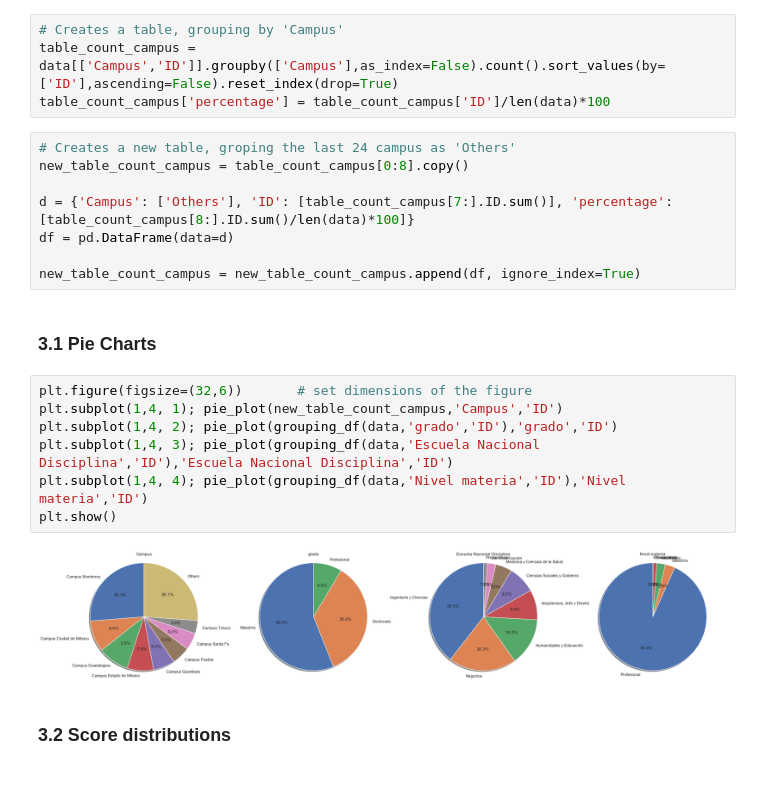
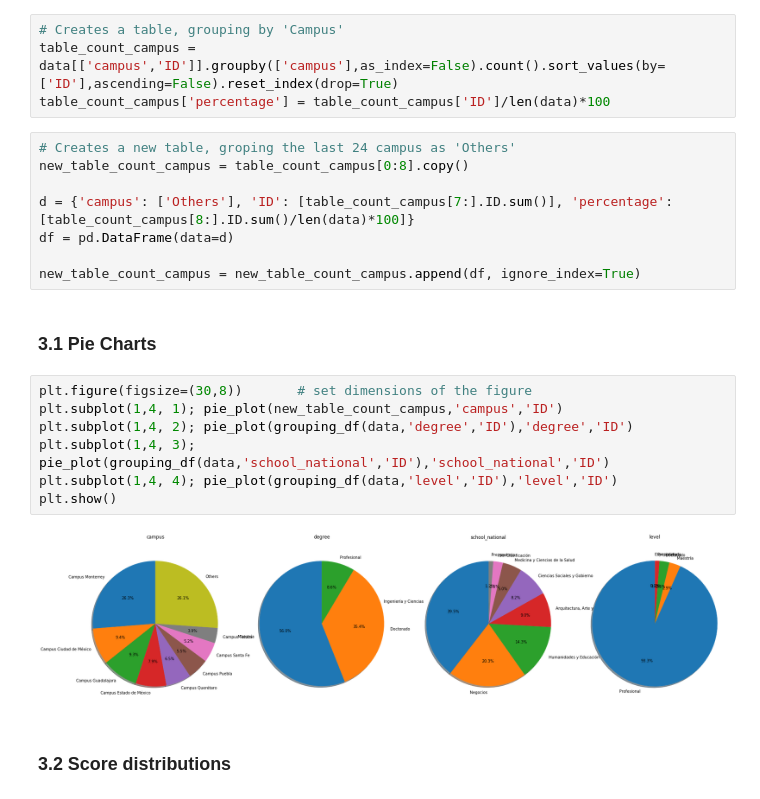
Before and after one commit to luissedas/da-project, a Jupyter notebook: Data Analytics - Final Project.ipynb, the cells around one changed output. Saved outputs shown, nothing was run; the diff lists cells and outputs as text.

```diff
--- a/Data Analytics - Final Project.ipynb
+++ b/Data Analytics - Final Project.ipynb
@@ -45,26 +47,26 @@ Questions and Tasks:
 # %%
 # Creates a table, grouping by 'Campus'
-table_count_campus = data[['Campus','ID']].groupby(['Campus'],as_index=False).count().sort_values(by=['ID'],ascending=False).reset_index(drop=True)
+table_count_campus = data[['campus','ID']].groupby(['campus'],as_index=False).count().sort_values(by=['ID'],ascending=False).reset_index(drop=True)
 table_count_campus['percentage'] = table_count_campus['ID']/len(data)*100
 # %%
 # Creates a new table, groping the last 24 campus as 'Others'
 new_table_count_campus = table_count_campus[0:8].copy()
 
-d = {'Campus': ['Others'], 'ID': [table_count_campus[7:].ID.sum()], 'percentage': [table_count_campus[8:].ID.sum()/len(data)*100]}
+d = {'campus': ['Others'], 'ID': [table_count_campus[7:].ID.sum()], 'percentage': [table_count_campus[8:].ID.sum()/len(data)*100]}
 df = pd.DataFrame(data=d)
 
 new_table_count_campus = new_table_count_campus.append(df, ignore_index=True)
 # %% [markdown]
 ### 3.1 Pie Charts <a id ='pie_charts'></a>
 # %%
-plt.figure(figsize=(32,6))       # set dimensions of the figure
-plt.subplot(1,4, 1); pie_plot(new_table_count_campus,'Campus','ID')
-plt.subplot(1,4, 2); pie_plot(grouping_df(data,'grado','ID'),'grado','ID')
-plt.subplot(1,4, 3); pie_plot(grouping_df(data,'Escuela Nacional Disciplina','ID'),'Escuela Nacional Disciplina','ID')
-plt.subplot(1,4, 4); pie_plot(grouping_df(data,'Nivel materia','ID'),'Nivel materia','ID')
+plt.figure(figsize=(30,8))       # set dimensions of the figure
+plt.subplot(1,4, 1); pie_plot(new_table_count_campus,'campus','ID')
+plt.subplot(1,4, 2); pie_plot(grouping_df(data,'degree','ID'),'degree','ID')
+plt.subplot(1,4, 3); pie_plot(grouping_df(data,'school_national','ID'),'school_national','ID')
+plt.subplot(1,4, 4); pie_plot(grouping_df(data,'level','ID'),'level','ID')
 plt.show()
 # %% [output]
-[figure, old version]
+[figure, new version]
 # %% [markdown]
 ### 3.2 Score distributions<a id='score_distributions'></a>
 # %%
```
Also changed, not shown: parts of 32 cells of this notebook, 2 other files.
